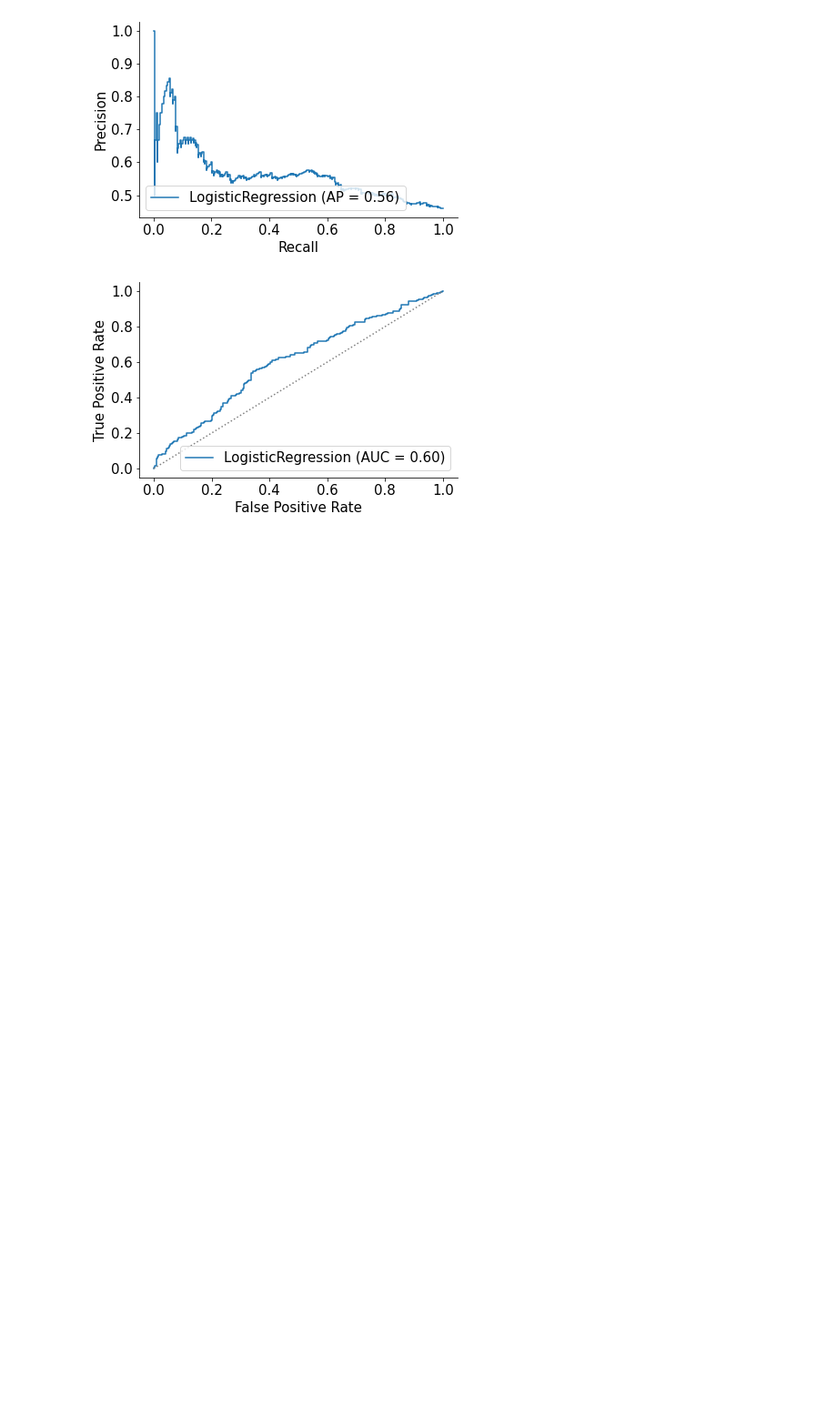
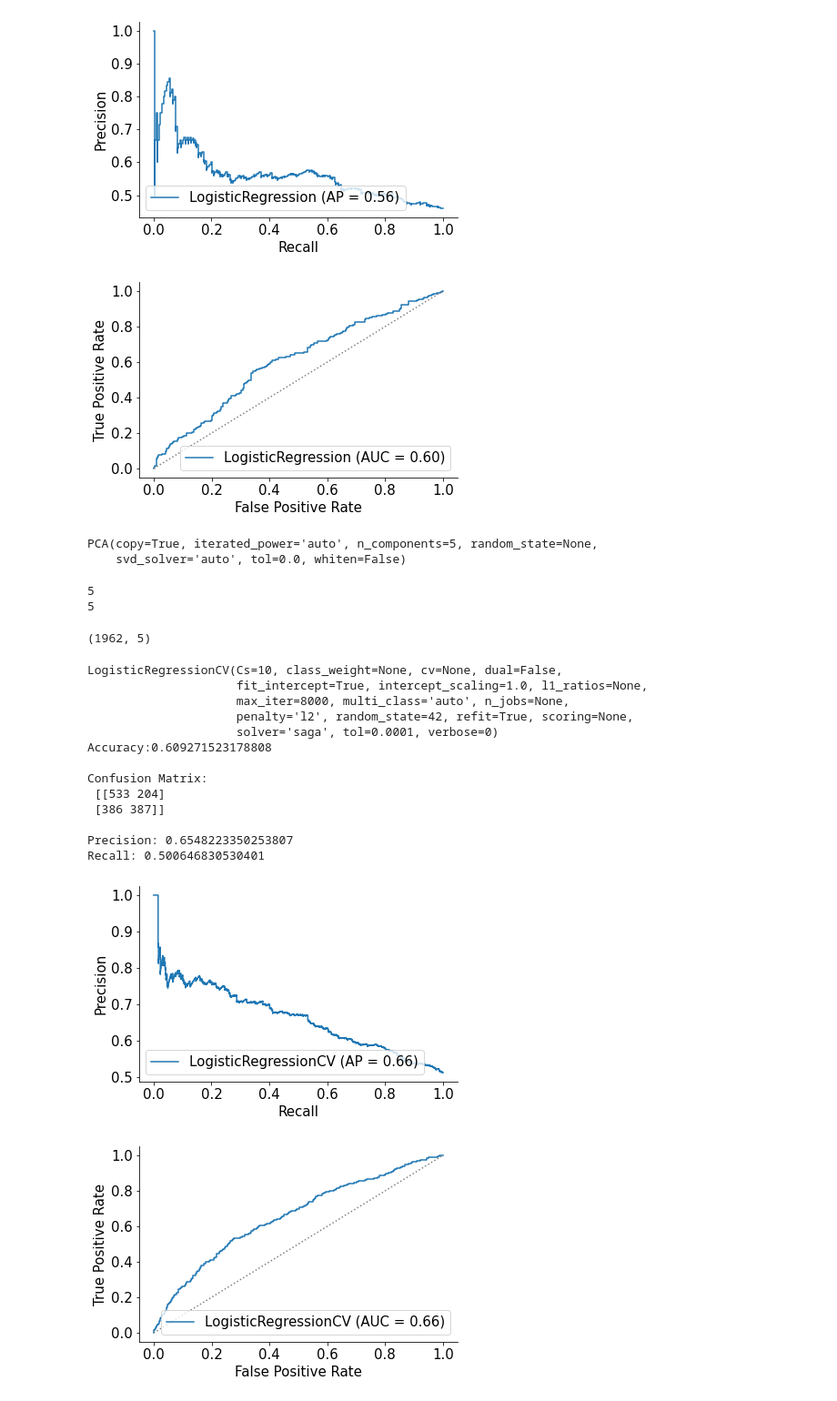
Before and after one commit to rodjfg/los-fabulosos-pixelotls, a Jupyter notebook: Left_Rigth_model_Flor.ipynb, the cells around one changed output. Shown at 91% size. Cells and saved outputs as stored; diff of their text form; code cells hidden in the pictures; blank space fills up the shorter version.

```diff
--- a/Left_Rigth_model_Flor.ipynb
+++ b/Left_Rigth_model_Flor.ipynb
@@ -182,0 +185,47 @@ Recall: 0.27884615384615385
+# %%
+pca_rl = PCA(n_components=5) # set PCA to capture 90% of variance: n_componets=0.9
+pca_rl.fit(samples)
+
+pca_rl_norm = PCA(n_components=5)
+pca_rl_norm.fit(norm_samples)
+# %% [output]
+PCA(copy=True, iterated_power='auto', n_components=5, random_state=None,
+    svd_solver='auto', tol=0.0, whiten=False)
+# %%
+print(pca_rl.n_components_) # number of componets
+print(pca_rl_norm.n_components_) # number of componets
+# %% [output]
+5
+5
+# %%
+samples_pca = pca_rl.transform(samples)
+norm_samples_pca = pca_rl_norm.transform(norm_samples)
+# %%
+samples_pca.shape
+norm_samples_pca.shape
+# %% [output]
+(1962, 5)
+# %%
+samples_pca_train, samples_pca_test, y_train, y_test = train_test_split(samples_pca, y, test_size=0.23, random_state=42)
+samples_pca_train_norm, samples_pca_test_norm, y_train, y_test = train_test_split(norm_samples_pca, y, test_size=0.23, random_state=42)
+# %%
+clf_2 = LogisticRegressionCV(Cs=10, penalty='l2', solver='saga', tol=0.0001, max_iter=8000, random_state=42).fit(samples_pca_train, y_train)
+clf_2_norm = LogisticRegressionCV(Cs=10,penalty='l2', solver='saga', tol=0.0001, max_iter=8000, random_state=42).fit(samples_pca_train_norm, y_train)
+# %%
+clasificator_analisis(clf_2,samples_pca_train,y_train )
+# %% [output]
+LogisticRegressionCV(Cs=10, class_weight=None, cv=None, dual=False,
+                     fit_intercept=True, intercept_scaling=1.0, l1_ratios=None,
+                     max_iter=8000, multi_class='auto', n_jobs=None,
+                     penalty='l2', random_state=42, refit=True, scoring=None,
+                     solver='saga', tol=0.0001, verbose=0)
+Accuracy:0.609271523178808
+
+Confusion Matrix:
+ [[533 204]
+ [386 387]]
+
+Precision: 0.6548223350253807
+Recall: 0.500646830530401
+[figure, added]
+[figure, added]
```
Also changed, not shown: parts of 5 cells of this notebook.
